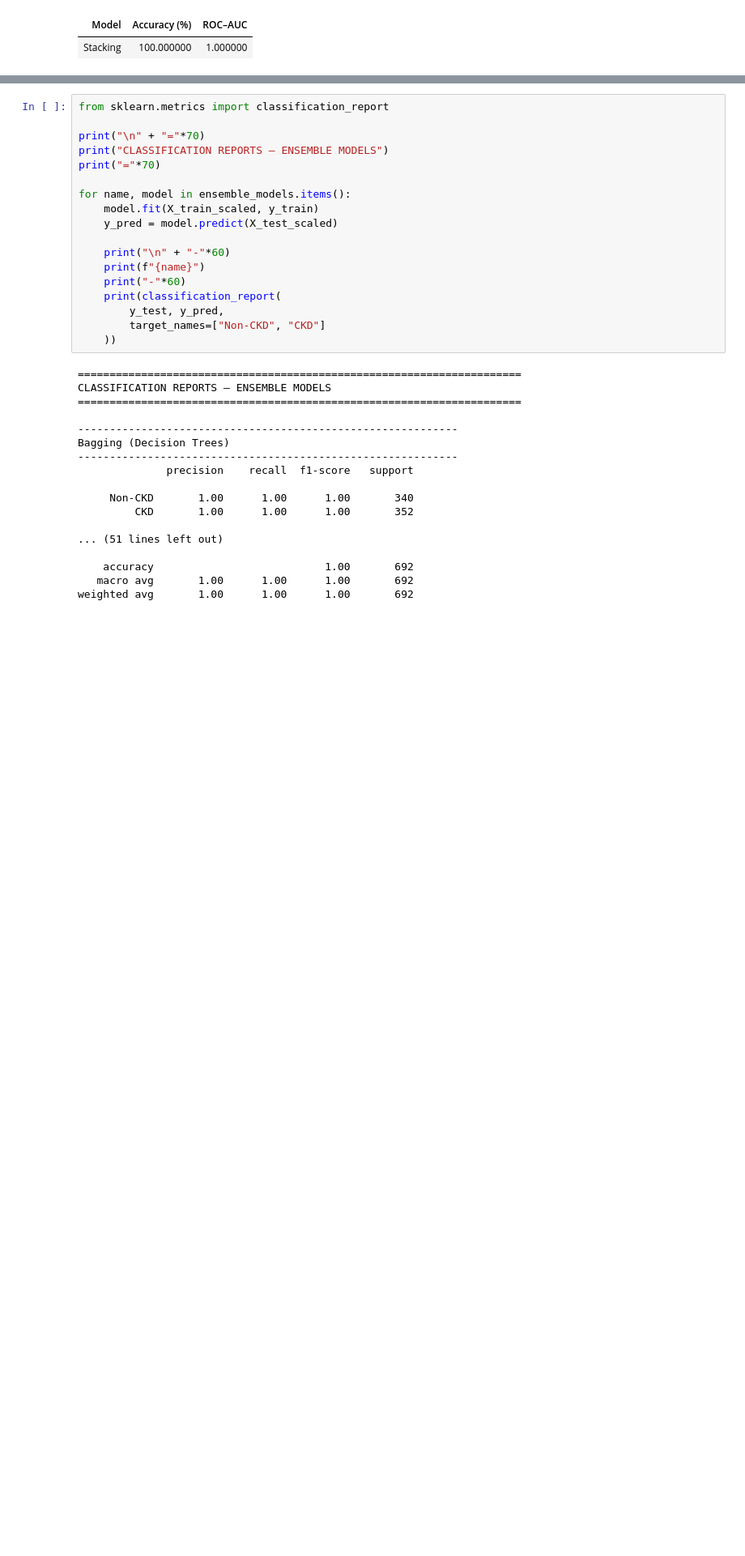
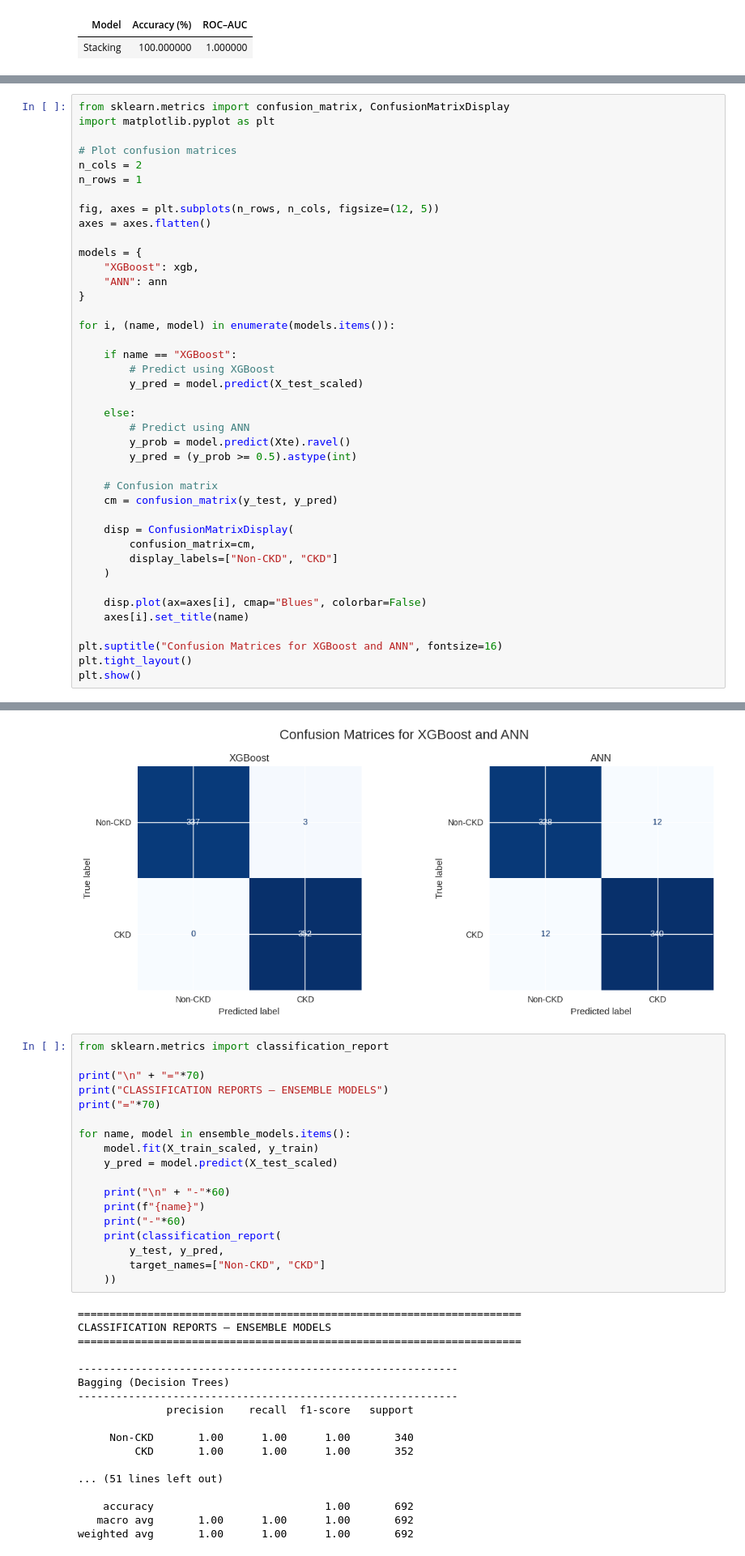
Before and after one commit to NSJayaweera/NCD-Risk_Prediction, a Jupyter notebook: Chronic_Kidney_Disease.ipynb, the cells around one changed output, grey strips where cells are left out. Shown at 81% size. Saved outputs shown, nothing was run; the diff lists cells and outputs as text; blank space fills up the shorter version.

```diff
--- a/Chronic_Kidney_Disease.ipynb
+++ b/Chronic_Kidney_Disease.ipynb
@@ -1116,0 +1159,42 @@ plt.show()
+# %%
+from sklearn.metrics import confusion_matrix, ConfusionMatrixDisplay
+import matplotlib.pyplot as plt
+
+# Plot confusion matrices
+n_cols = 2
+n_rows = 1
+
+fig, axes = plt.subplots(n_rows, n_cols, figsize=(12, 5))
+axes = axes.flatten()
+
+models = {
+    "XGBoost": xgb,
+    "ANN": ann
+}
+
+for i, (name, model) in enumerate(models.items()):
+
+    if name == "XGBoost":
+        # Predict using XGBoost
+        y_pred = model.predict(X_test_scaled)
+
+    else:
+        # Predict using ANN
+        y_prob = model.predict(Xte).ravel()
+        y_pred = (y_prob >= 0.5).astype(int)
+
+    # Confusion matrix
+    cm = confusion_matrix(y_test, y_pred)
+
+    disp = ConfusionMatrixDisplay(
+        confusion_matrix=cm,
+        display_labels=["Non-CKD", "CKD"]
+    )
+
+    disp.plot(ax=axes[i], cmap="Blues", colorbar=False)
+    axes[i].set_title(name)
+
+plt.suptitle("Confusion Matrices for XGBoost and ANN", fontsize=16)
+plt.tight_layout()
+plt.show()
+# %% [output]
@@ -1117,3 +1202,4 @@ plt.show()
+[figure, added]
 # %%
 from sklearn.metrics import classification_report
 
```
Also changed, not shown: parts of 8 cells of this notebook.
